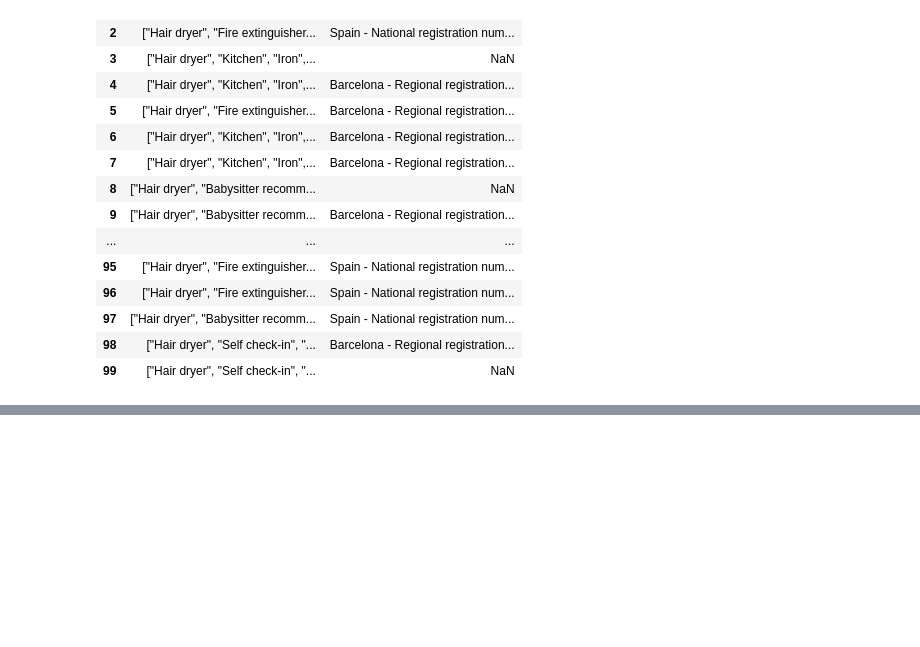
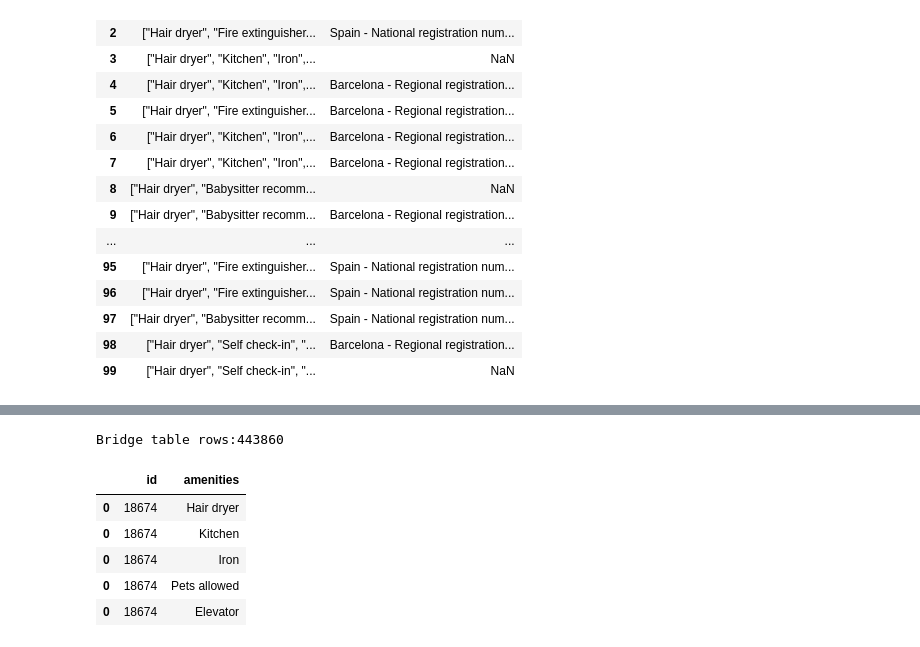
Before and after one commit to rishabhhinduja/barcelona-airbnb-analysis, a Jupyter notebook: cleaned_listings.ipynb, the cells around one changed output, grey strips where cells are left out. Saved outputs shown, nothing was run; the diff lists cells and outputs as text; code cells hidden in the pictures; blank space fills up the shorter version.

```diff
--- a/cleaned_listings.ipynb
+++ b/cleaned_listings.ipynb
@@ -310,0 +318,20 @@ df_base.head()
+# %%
+df_amenities_bridge['amenities']=df_amenities_bridge['amenities'].str.split(',')
+# %%
+df_amenities_bridge=df_amenities_bridge.explode('amenities')
+# %%
+df_amenities_bridge['amenities'] = df_amenities_bridge['amenities'].str.strip()
+df_amenities_bridge = df_amenities_bridge[df_amenities_bridge['amenities'] != ""]
+# %%
+df_amenities_bridge = df_amenities_bridge.dropna(subset=['amenities'])
+# %%
+print(f"Bridge table rows:{len(df_amenities_bridge)}")
+display(df_amenities_bridge.head())
+# %% [output]
+Bridge table rows:443860
+|  | id | amenities |
+| 0 | 18674 | Hair dryer |
+| 0 | 18674 | Kitchen |
+| 0 | 18674 | Iron |
+| 0 | 18674 | Pets allowed |
+| 0 | 18674 | Elevator |
```
Also changed, not shown: parts of 2 cells of this notebook.
